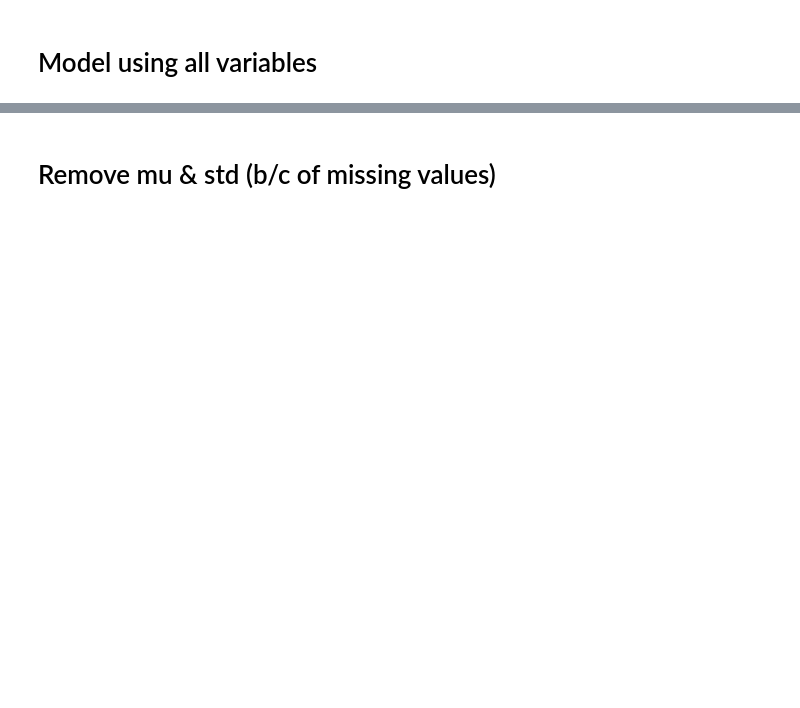
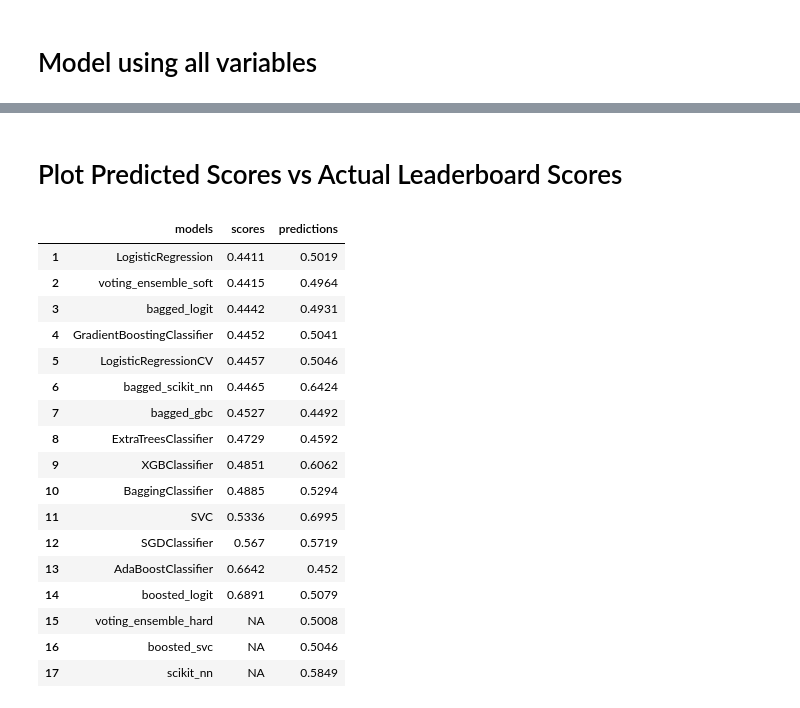
Before and after one commit to grfiv/predict-blood-donations, a Jupyter notebook: Prediction of leaderboard score (R).ipynb, the cells around one changed output, grey strips where cells are left out. Saved outputs shown, nothing was run; the diff lists cells and outputs as text; code cells hidden in the pictures; blank space fills up the shorter version.

```diff
--- a/Prediction of leaderboard score (R).ipynb
+++ b/Prediction of leaderboard score (R).ipynb
@@ -75,2 +70,0 @@ F-statistic: 8.982 on 5 and 8 DF,  p-value: 0.003888
-# %% [markdown]
-# Remove mu & std (b/c of missing values)
@@ -83,0 +71,45 @@ F-statistic: 8.982 on 5 and 8 DF,  p-value: 0.003888
+# %% [markdown]
+# Plot Predicted Scores vs Actual Leaderboard Scores
+# %%
+predictions = c()
+models = c()
+scores = c()
+for (i in 1:nrow(score_data)) {
+    if (is.na(score_data[i,'std'])) {next}
+    if (score_data[i,'model']=='RandomForestClassifier     ') {next} # a far outlier
+    if (score_data[i,'model']=='KNeighborsClassifier       ') {next} # a far outlier
+    #print(paste0("|",score_data[i,'model'],"|"))
+
+    models = c(models, score_data[i,'model'])
+    scores = c(scores, score_data[i,'leaderboard_score'])
+
+    accuracy = score_data[i,'accuracy']
+    logloss  = score_data[i,'logloss']
+    AUC      = score_data[i,'AUC']
+    f1       = score_data[i,'f1']
+    mu       = score_data[i,'mu']
+    std      = score_data[i,'std']
+    predictions = c(predictions, round(predict(object=slm.fit,
+                                 newdata  = data.frame(accuracy,logloss,AUC,f1,mu,std)),4))
+}
+pred_v_act = data.frame(models,scores,predictions)
+pred_v_act
+# %% [output]
+|  | models | scores | predictions |
+| 1 | LogisticRegression | 0.4411 | 0.5019 |
+| 2 | voting_ensemble_soft | 0.4415 | 0.4964 |
+| 3 | bagged_logit | 0.4442 | 0.4931 |
+| 4 | GradientBoostingClassifier | 0.4452 | 0.5041 |
+| 5 | LogisticRegressionCV | 0.4457 | 0.5046 |
+| 6 | bagged_scikit_nn | 0.4465 | 0.6424 |
+| 7 | bagged_gbc | 0.4527 | 0.4492 |
+| 8 | ExtraTreesClassifier | 0.4729 | 0.4592 |
+| 9 | XGBClassifier | 0.4851 | 0.6062 |
+| 10 | BaggingClassifier | 0.4885 | 0.5294 |
+| 11 | SVC | 0.5336 | 0.6995 |
+| 12 | SGDClassifier | 0.567 | 0.5719 |
+| 13 | AdaBoostClassifier | 0.6642 | 0.452 |
+| 14 | boosted_logit | 0.6891 | 0.5079 |
+| 15 | voting_ensemble_hard | NA | 0.5008 |
+| 16 | boosted_svc | NA | 0.5046 |
+| 17 | scikit_nn | NA | 0.5849 |
```
Also changed, not shown: parts of 7 cells of this notebook, 2 other files.
